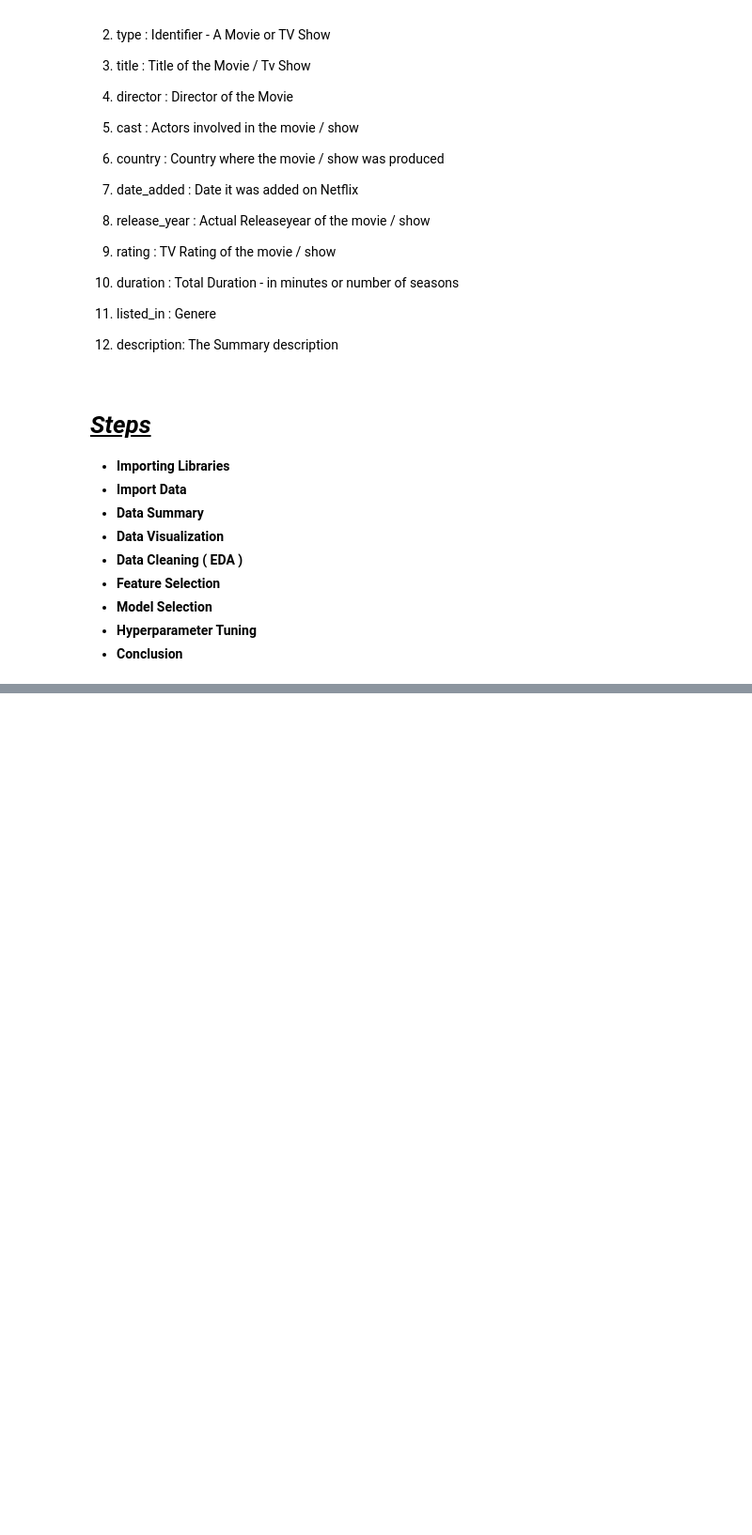
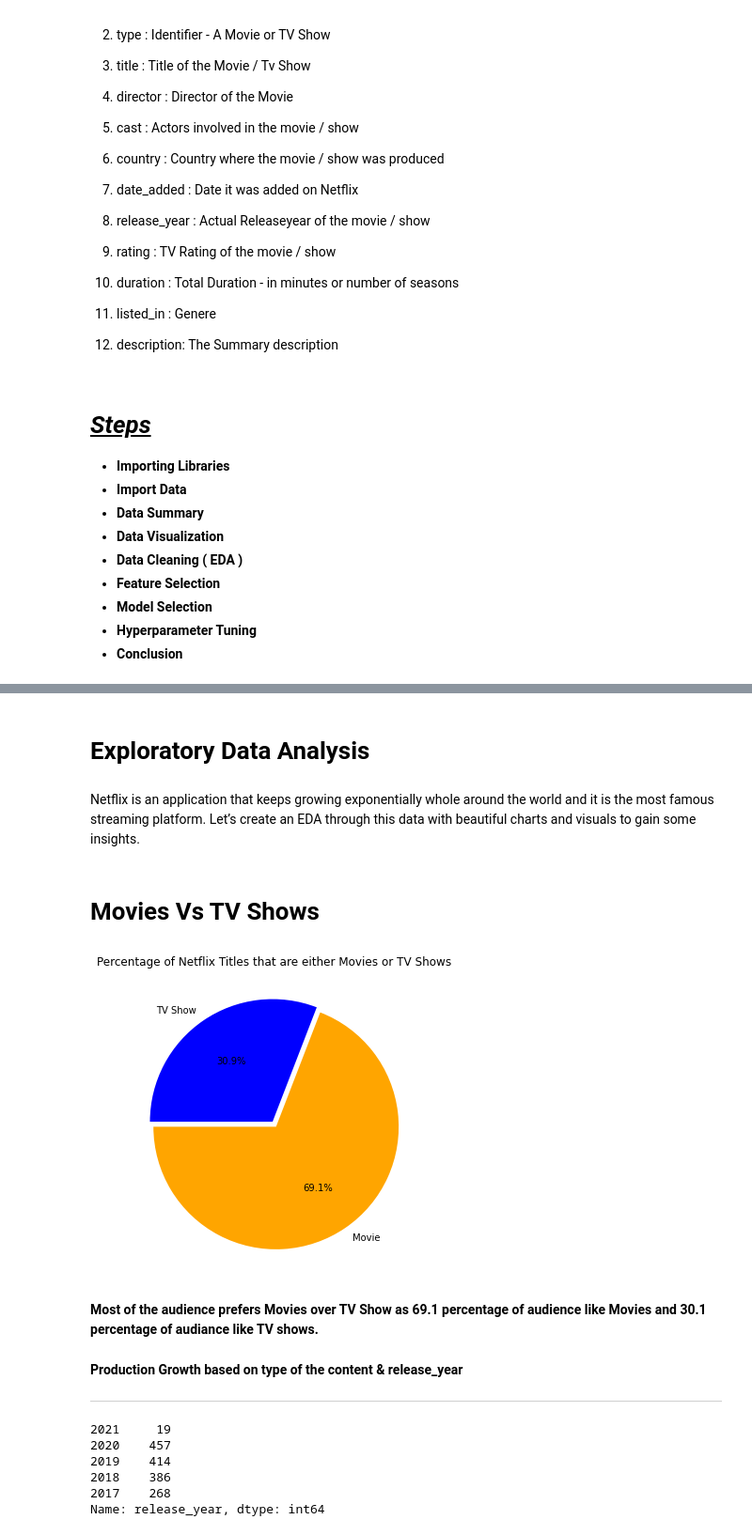
Before and after one commit to pmgumble/pmgumble-Netflix-Movies-TV-Shows-clustering, a Jupyter notebook: Pratik_M_Gumble_Netflix_Movies_TV_Shows_clustering.ipynb, the cells around one changed output, grey strips where cells are left out. Shown at 94% size. Saved outputs shown, nothing was run; the diff lists cells and outputs as text; code cells hidden in the pictures; blank space fills up the shorter version.

```diff
--- a/Pratik_M_Gumble_Netflix_Movies_TV_Shows_clustering.ipynb
+++ b/Pratik_M_Gumble_Netflix_Movies_TV_Shows_clustering.ipynb
@@ -54,0 +307,19 @@ Integrating this dataset with other external datasets such as IMDB ratings, rott
+# %% [markdown]
+# **Exploratory Data Analysis**
+# %% [markdown]
+Netflix is an application that keeps growing exponentially whole around the world and it is the most famous streaming platform. Let’s create an EDA through this data with beautiful charts and visuals to gain some insights.
+# %% [markdown]
+# **Movies Vs TV Shows**
+# %%
+plt.figure(figsize=(6,6))
+plt.title('Percentage of Netflix Titles that are either Movies or TV Shows')
+plt.pie(df.type.value_counts(),explode=(0.025,0.025), labels=df.type.value_counts().index, colors=['orange','blue'],autopct='%1.1f%%', startangle=180)
+plt.show()
+# %% [output]
+[figure, added]
+# %% [markdown]
+**Most of the audience prefers Movies over TV Show as 69.1 percentage of audience like Movies and 30.1 percentage of audiance like TV shows.**
+# %% [markdown]
+**Production Growth based on type of the content & release_year**
+
+---
@@ -54,0 +330,9 @@ Integrating this dataset with other external datasets such as IMDB ratings, rott
+# %%
+yearly_movies.head()
+# %% [output]
+2021     19
+2020    457
+2019    414
+2018    386
+2017    268
+Name: release_year, dtype: int64
```
Also changed, not shown: parts of 55 cells of this notebook.
